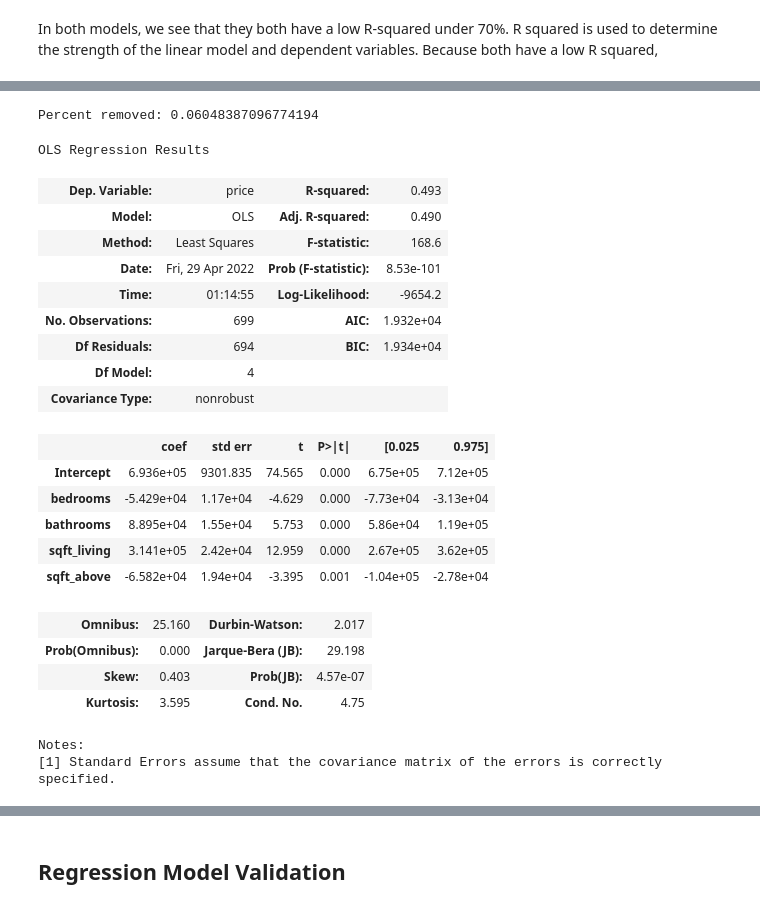
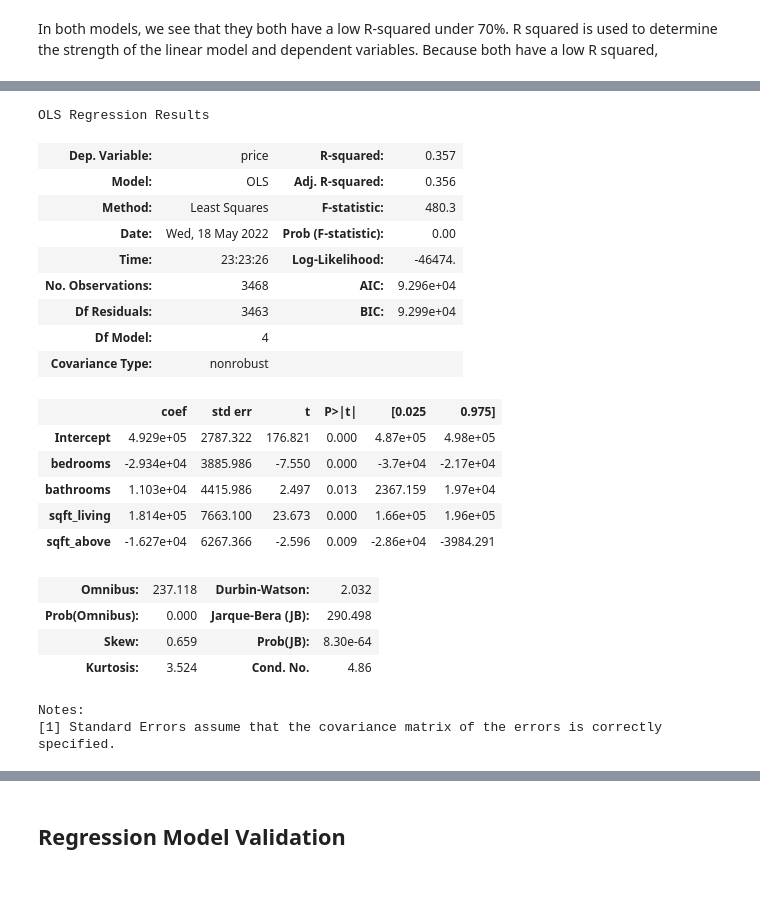
Before and after one commit to carlos-marin1742/dsc-phase-2-project-v2-3, a Jupyter notebook: student.ipynb, the cells around one changed output, grey strips where cells are left out. Saved outputs shown, nothing was run; the diff lists cells and outputs as text; code cells hidden in the pictures.

```diff
--- a/student.ipynb
+++ b/student.ipynb
@@ -566,0 +396,9 @@ sns.boxplot(df1['price'])
+# %%
+#REMOVING OUTLIERS USING IQR -  for non-renovated data set
+Q1 = df2.quantile(0.25)
+Q3 = df2.quantile(0.75)
+IQR = Q3 - Q1
+# %%
+DF2N = df2[~((df2<(Q1-1.5*IQR)) | (df2>(Q3+1.5*IQR)))]
+# %%
+DF2N.dropna(inplace = True)
@@ -567,35 +413,31 @@ sns.boxplot(df1['price'])
 # %%
-# After trimming data, you will only 0.05 percent was removed
-
-subset1= df1[df1['price'] < 1694199]
-print('Percent removed:',(len(df1) - len(subset1))/len(df1))
+#OLS analysis for non-renovated dataset
 outcome = 'price'
 x_cols = ['bedrooms', 'bathrooms', 'sqft_living', 'sqft_above']
 predictors = '+'.join(x_cols)
 formula = outcome + '~' + predictors
-modelA1 = ols(formula = formula, data = subset1).fit()
-modelA1.summary()
+model002 = ols(formula = formula, data = DF2N).fit()
+model002.summary()
 # %% [output]
-Percent removed: 0.06048387096774194
+OLS Regression Results
-OLS Regression Results
-| Dep. Variable: | price | R-squared: | 0.493 |
-| Model: | OLS | Adj. R-squared: | 0.490 |
-| Method: | Least Squares | F-statistic: | 168.6 |
-| Date: | Fri, 29 Apr 2022 | Prob (F-statistic): | 8.53e-101 |
-| Time: | 01:14:55 | Log-Likelihood: | -9654.2 |
-| No. Observations: | 699 | AIC: | 1.932e+04 |
-| Df Residuals: | 694 | BIC: | 1.934e+04 |
+| Dep. Variable: | price | R-squared: | 0.357 |
+| Model: | OLS | Adj. R-squared: | 0.356 |
+| Method: | Least Squares | F-statistic: | 480.3 |
+| Date: | Wed, 18 May 2022 | Prob (F-statistic): | 0.00 |
+| Time: | 23:23:26 | Log-Likelihood: | -46474. |
+| No. Observations: | 3468 | AIC: | 9.296e+04 |
+| Df Residuals: | 3463 | BIC: | 9.299e+04 |
 | Df Model: | 4 |  |  |
 | Covariance Type: | nonrobust |  |  |
 |  | coef | std err | t | P>|t| | [0.025 | 0.975] |
-| Intercept | 6.936e+05 | 9301.835 | 74.565 | 0.000 | 6.75e+05 | 7.12e+05 |
-| bedrooms | -5.429e+04 | 1.17e+04 | -4.629 | 0.000 | -7.73e+04 | -3.13e+04 |
-| bathrooms | 8.895e+04 | 1.55e+04 | 5.753 | 0.000 | 5.86e+04 | 1.19e+05 |
-| sqft_living | 3.141e+05 | 2.42e+04 | 12.959 | 0.000 | 2.67e+05 | 3.62e+05 |
-| sqft_above | -6.582e+04 | 1.94e+04 | -3.395 | 0.001 | -1.04e+05 | -2.78e+04 |
+| Intercept | 4.929e+05 | 2787.322 | 176.821 | 0.000 | 4.87e+05 | 4.98e+05 |
+| bedrooms | -2.934e+04 | 3885.986 | -7.550 | 0.000 | -3.7e+04 | -2.17e+04 |
+| bathrooms | 1.103e+04 | 4415.986 | 2.497 | 0.013 | 2367.159 | 1.97e+04 |
+| sqft_living | 1.814e+05 | 7663.100 | 23.673 | 0.000 | 1.66e+05 | 1.96e+05 |
+| sqft_above | -1.627e+04 | 6267.366 | -2.596 | 0.009 | -2.86e+04 | -3984.291 |
-| Omnibus: | 25.160 | Durbin-Watson: | 2.017 |
-| Prob(Omnibus): | 0.000 | Jarque-Bera (JB): | 29.198 |
-| Skew: | 0.403 | Prob(JB): | 4.57e-07 |
-| Kurtosis: | 3.595 | Cond. No. | 4.75 |
+| Omnibus: | 237.118 | Durbin-Watson: | 2.032 |
+| Prob(Omnibus): | 0.000 | Jarque-Bera (JB): | 290.498 |
+| Skew: | 0.659 | Prob(JB): | 8.30e-64 |
+| Kurtosis: | 3.524 | Cond. No. | 4.86 |
-Notes:
-[1] Standard Errors assume that the covariance matrix of the errors is correctly specified.
+Notes:
+[1] Standard Errors assume that the covariance matrix of the errors is correctly specified.
```
Also changed, not shown: parts of 99 cells of this notebook, 12 other files.
